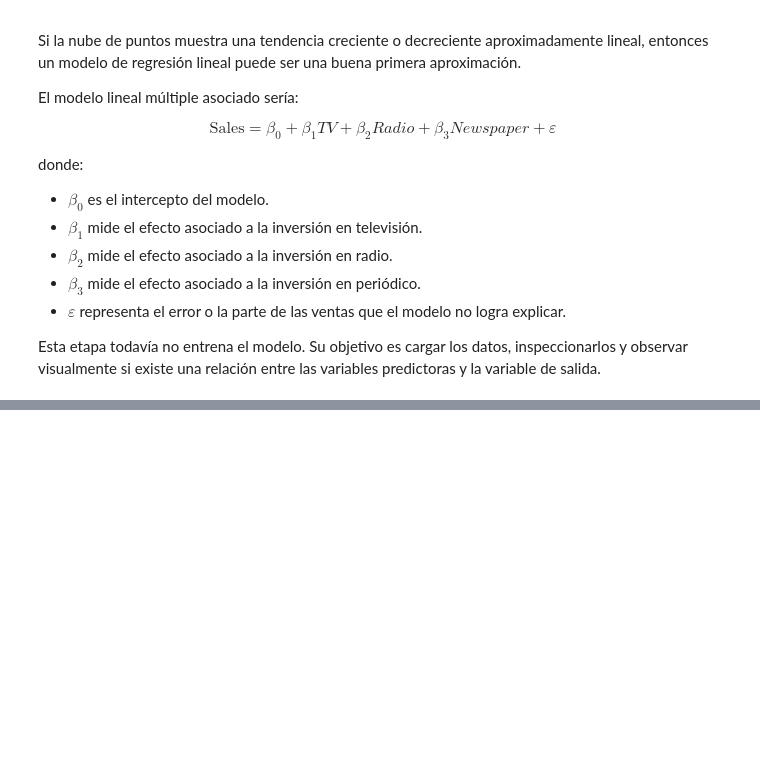
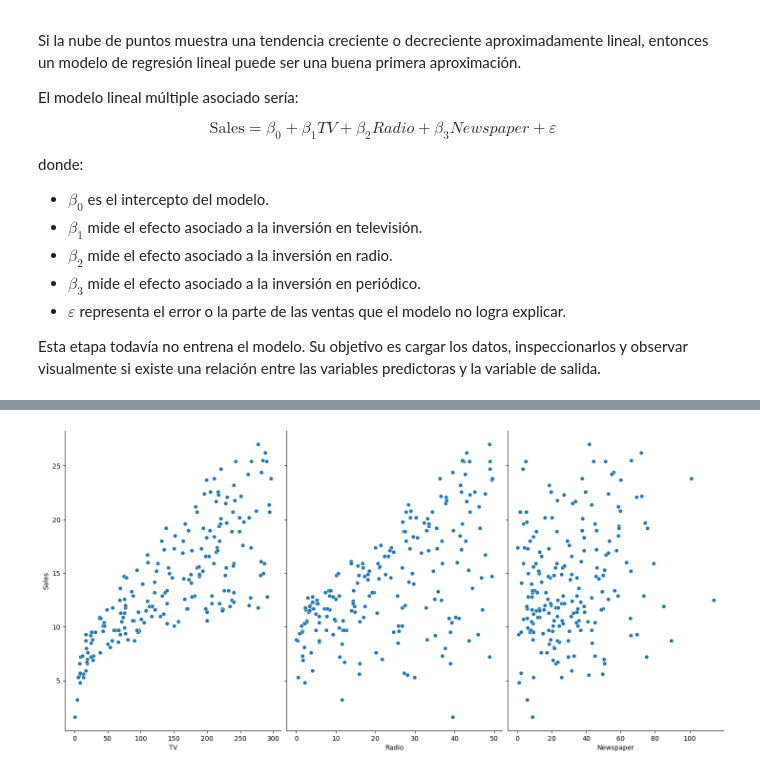
Before and after one commit to Juanvargs/universidad, a Jupyter notebook: TEORÍA_DE_APRENDIZAJE_DE_MÁQUINA/Regresion.ipynb, the cells around one changed output, grey strips where cells are left out. Drawn from its saved outputs; the diff is of its cells as text; code cells hidden in the pictures; blank space fills up the shorter version.

```diff
--- a/TEORÍA_DE_APRENDIZAJE_DE_MÁQUINA/Regresion.ipynb
+++ b/TEORÍA_DE_APRENDIZAJE_DE_MÁQUINA/Regresion.ipynb
@@ -717,0 +843,19 @@ _ = sns.pairplot(
+# %%
+import pandas as pd
+import numpy as np
+import seaborn as sns
+
+ad_data = pd.read_csv(
+    'curso_IA_CHEC/Modulo2/database/Advertising.csv',
+    index_col='Unnamed: 0'
+)
+
+_ = sns.pairplot(
+    ad_data,
+    x_vars=['TV', 'Radio', 'Newspaper'],
+    y_vars='Sales',
+    height=7,
+    aspect=0.7
+)
+# %% [output]
+[figure, added]
```
Also changed, not shown: parts of 10 cells of this notebook.
